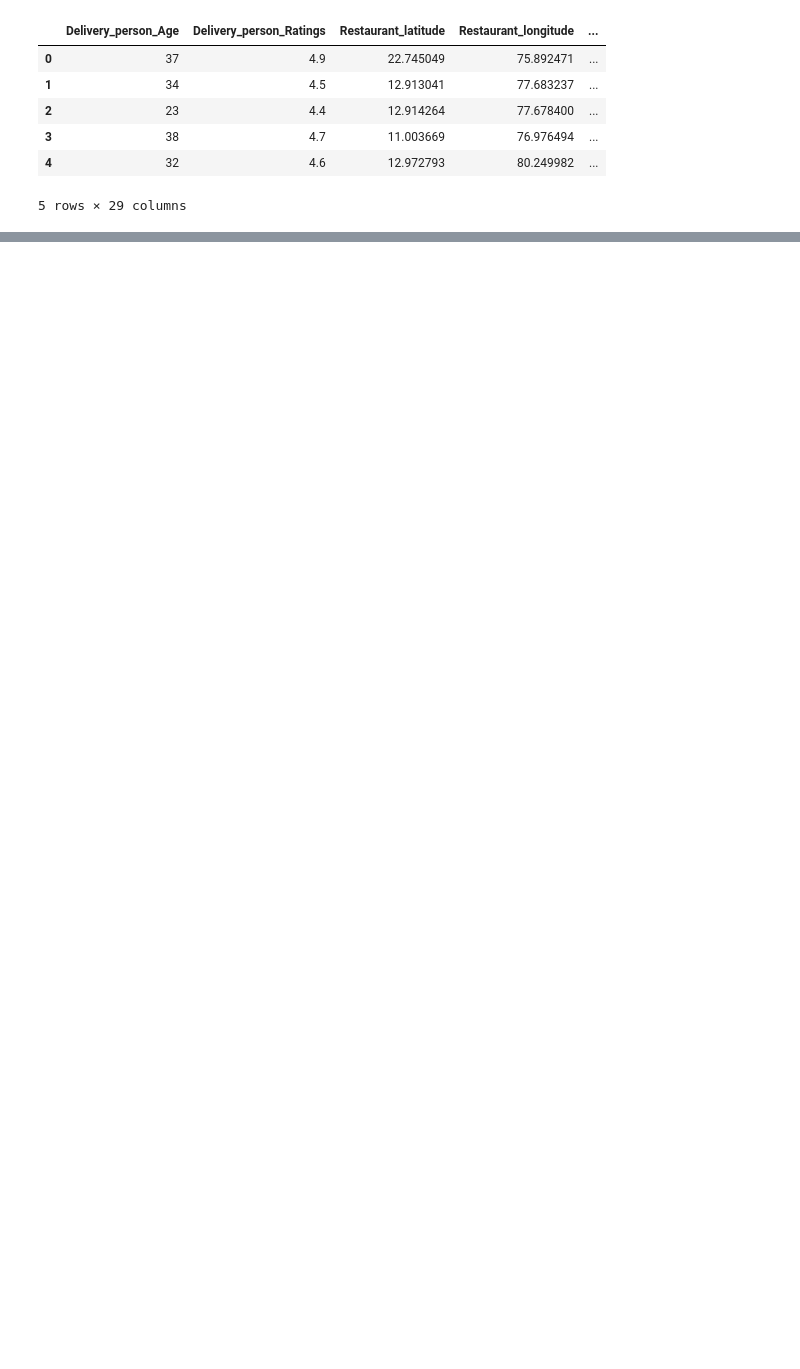
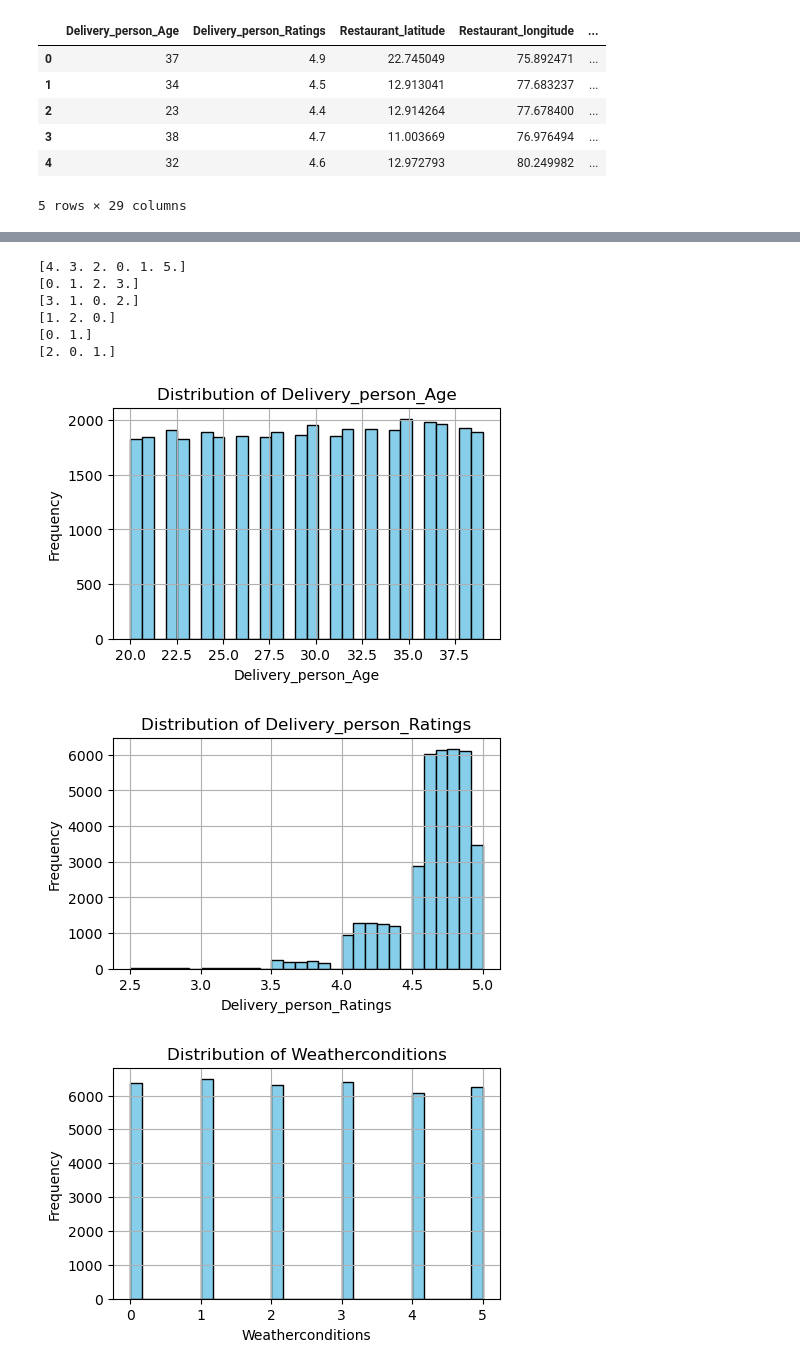
Before and after one commit to Subirxgt/Food-Delivery-Time-Prediction-, a Jupyter notebook: Python_code.ipynb, the cells around one changed output, grey strips where cells are left out. Drawn from its saved outputs; the diff is of its cells as text; code cells hidden in the pictures; blank space fills up the shorter version.

```diff
--- a/Python_code.ipynb
+++ b/Python_code.ipynb
@@ -174,7 +166,7 @@ dtype: int64
 import matplotlib.pyplot as plt
 import seaborn as sns
 
-cols = ['Delivery_person_Age', 'Delivery_person_Ratings', 'Weather_conditions',
+cols = ['Delivery_person_Age', 'Delivery_person_Ratings', 'Weatherconditions',
         'Road_traffic_density', 'multiple_deliveries', 'Festival', 'City']
 
 num_plots = len(cols)
@@ -309,3 +341,6 @@ df_train[["Restaurant_latitude", "Restaurant_longitude",
 | 2 | 12.914264 | 77.678400 | 12.924264 | 77.688400 | 1.549693 |
 | 3 | 11.003669 | 76.976494 | 11.053669 | 77.026494 | 7.774497 |
 | 4 | 12.972793 | 80.249982 | 13.012793 | 80.289982 | 6.197898 |
+# %%
+df_train = df_train[df_train["distance_km"] <= 21]
+print(df_train["distance_km"].describe())
@@ -400,0 +453,31 @@ print(df_train.columns.tolist())
+# %%
+print(df_train['Weatherconditions'].unique())
+print(df_train['Road_traffic_density'].unique())
+print(df_train['Type_of_order'].unique())
+print(df_train['Type_of_vehicle'].unique())
+print(df_train['Festival'].unique())
+print(df_train['City'].unique())
+# %% [output]
+[4. 3. 2. 0. 1. 5.]
+[0. 1. 2. 3.]
+[3. 1. 0. 2.]
+[1. 2. 0.]
+[0. 1.]
+[2. 0. 1.]
+# %%
+import matplotlib.pyplot as plt
+
+numeric_cols = df_train.select_dtypes(include=['int64', 'float64']).columns
+
+for col in numeric_cols:
+    plt.figure(figsize=(5,3))
+    plt.hist(df_train[col], bins=30, color='skyblue', edgecolor='black')
+    plt.title(f"Distribution of {col}")
+    plt.xlabel(col)
+    plt.ylabel("Frequency")
+    plt.grid(True)
+    plt.show()
+# %% [output]
+[figure, added]
+[figure, added]
+[figure, added]
```
Also changed, not shown: parts of 35 cells of this notebook, 16 other files.
